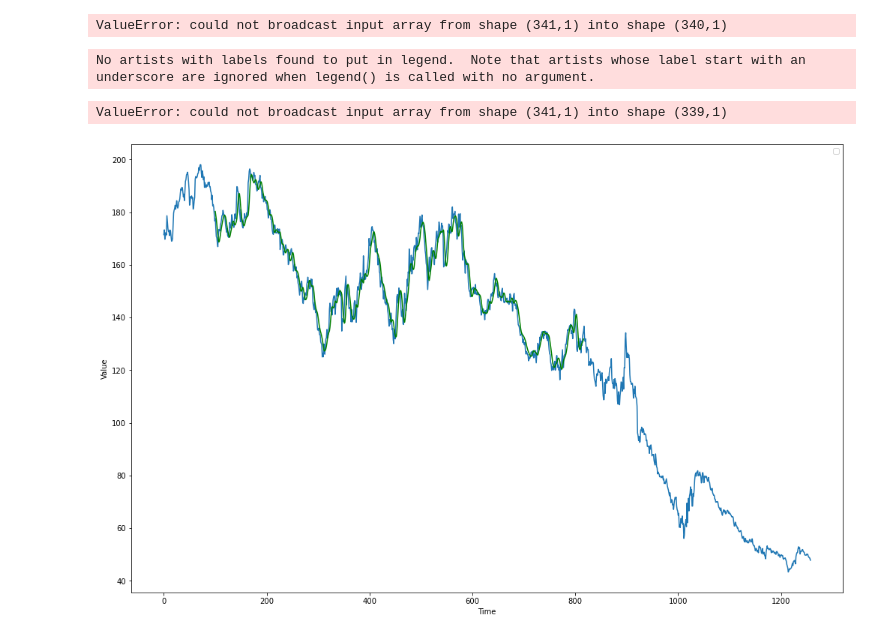
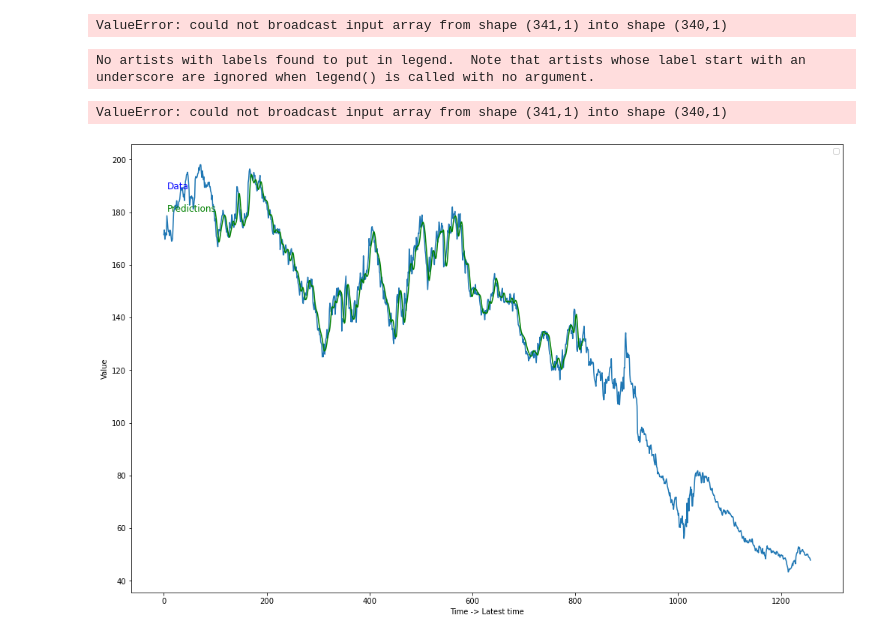
Before and after one commit to MabroorA/stocks-prediction-app, a Jupyter notebook: Machine-learning/Test-model2.ipynb, the cells around one changed output. Cells and saved outputs as stored; diff of their text form; code cells hidden in the pictures.

Commit message:
TEST prediction plotted

```diff
--- a/Machine-learning/Test-model2.ipynb
+++ b/Machine-learning/Test-model2.ipynb
@@ -240,27 +240,32 @@ ValueError: could not broadcast input array from shape (341,1) into shape (340,1
 # %%
 plt.figure(figsize=(17, 11))
 plt.xlabel('Time -> Latest time')
 plt.ylabel('Value')
 plt.legend()
+
+plt.text(0.05, 0.9, 'Data', color='blue', fontsize=12, transform=plt.gca().transAxes)
+plt.text(0.05, 0.85, 'Predictions', color='green', fontsize=12, transform=plt.gca().transAxes)
+
 # Plot the original data
 plt.plot(scaler.inverse_transform(df1), label='Original Data', )
 
 # Plot the training predictions
 trainPredictPlot = np.empty_like(df1)
 trainPredictPlot[:, :] = np.nan
 trainPredictPlot[look_back:len(train_predict)+look_back, :] = train_predict
 plt.plot(trainPredictPlot, label='Training Predictions', color="green")
 
 # Plot the testing predictions
 testPredictPlot = np.empty_like(df1)
 testPredictPlot[:, :] = np.nan
-testPredictPlot[len(train_predict) + (look_back * 2) + 1:len(df1) - 1, :] = test_predict
+testPredictPlot[len(train_predict) + (look_back * 2) :len(df1), :] = test_predict
+
 plt.plot(testPredictPlot, label='Testing Predictions',color="red")
 
 
 
 plt.show()
 # %% [output]
 No artists with labels found to put in legend.  Note that artists whose label start with an underscore are ignored when legend() is called with no argument.
-ValueError: could not broadcast input array from shape (341,1) into shape (339,1)
+ValueError: could not broadcast input array from shape (341,1) into shape (340,1)
-[figure, old version]
+[figure, new version]
```
